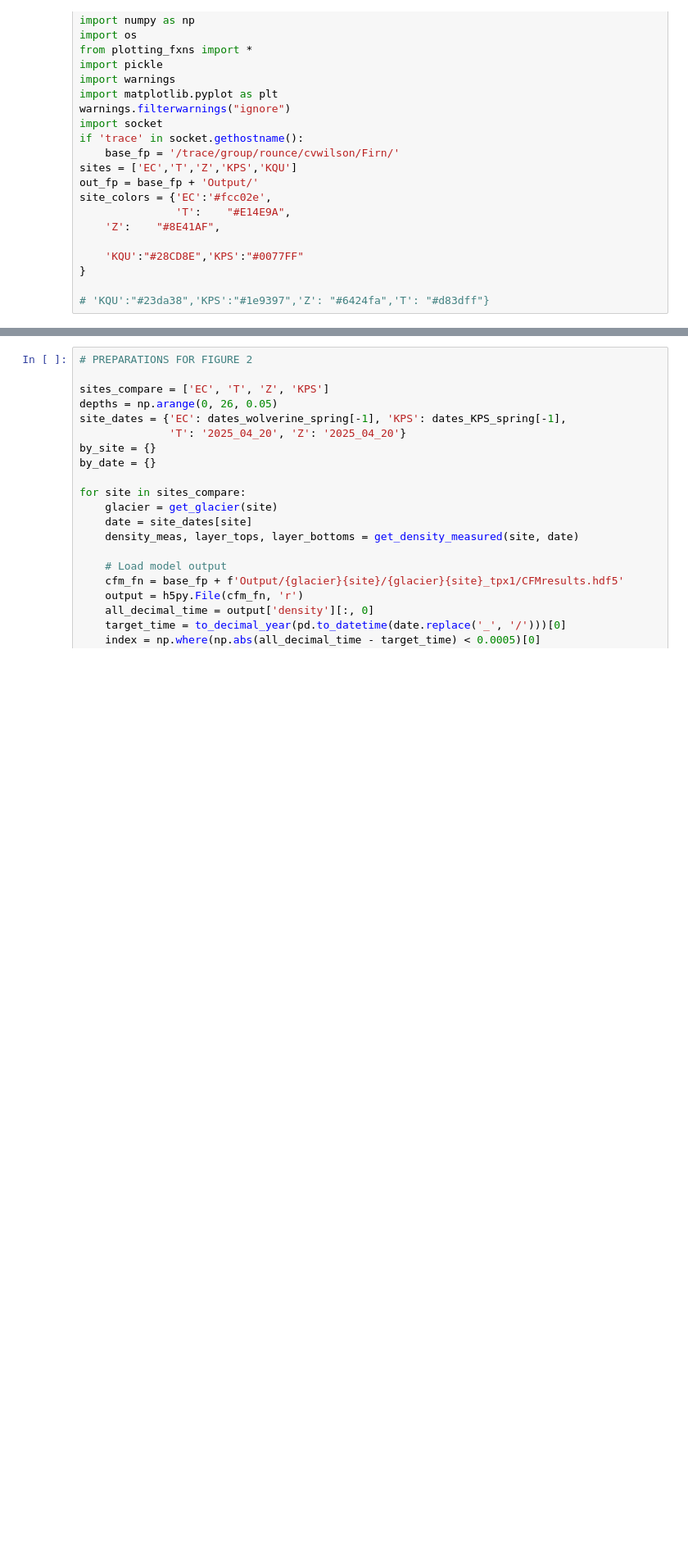
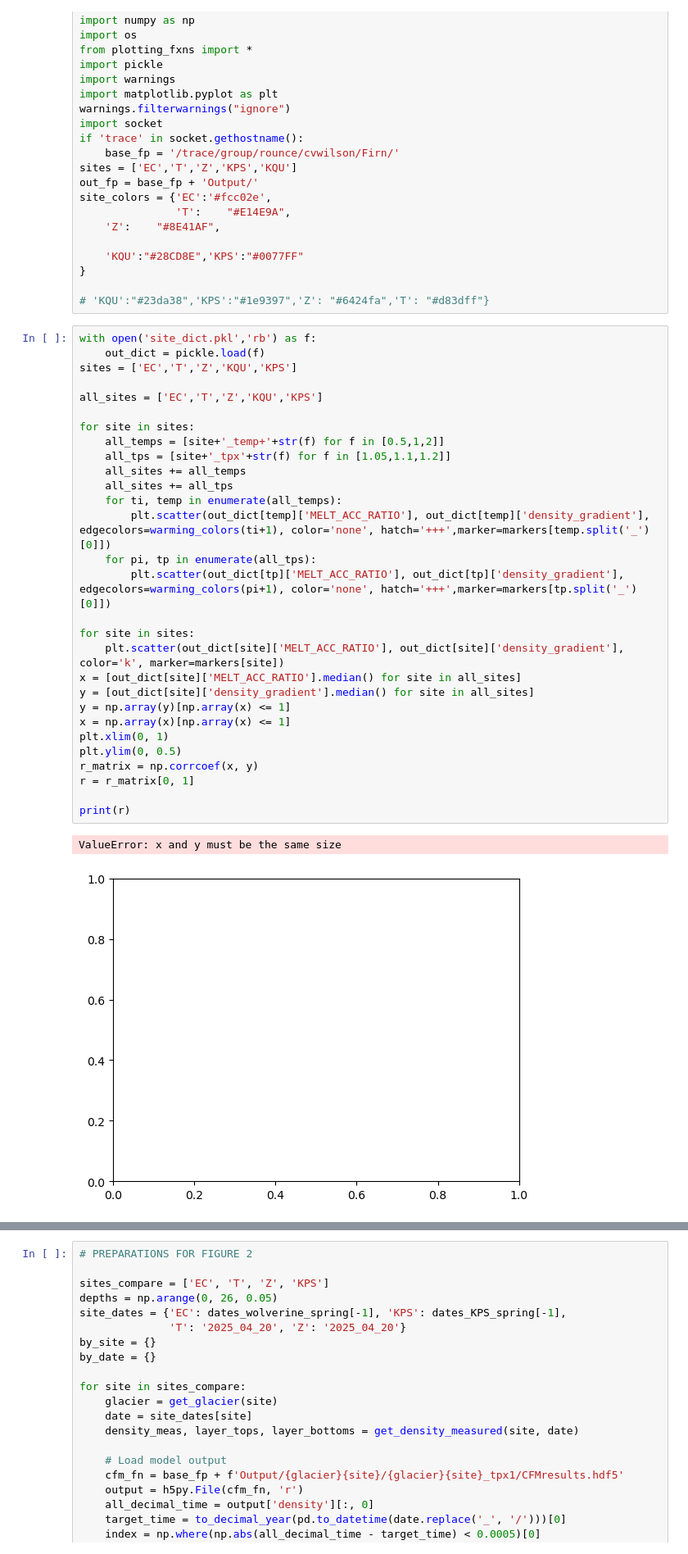
Before and after one commit to clairevwilson/CommunityFirnModel, a Jupyter notebook: CFM_main/paper_figures.ipynb, the cells around one changed output, grey strips where cells are left out. Shown at 82% size. Saved outputs shown, nothing was run; the diff lists cells and outputs as text; blank space fills up the shorter version.

```diff
--- a/CFM_main/paper_figures.ipynb
+++ b/CFM_main/paper_figures.ipynb
@@ -32,5 +32,37 @@ site_colors = {'EC':'#fcc02e',
 }
 
 # 'KQU':"#23da38",'KPS':"#1e9397",'Z': "#6424fa",'T': "#d83dff"}
+# %%
+with open('site_dict.pkl','rb') as f:
+    out_dict = pickle.load(f)
+sites = ['EC','T','Z','KQU','KPS']
+
+all_sites = ['EC','T','Z','KQU','KPS']
+
+for site in sites:
+    all_temps = [site+'_temp+'+str(f) for f in [0.5,1,2]]
+    all_tps = [site+'_tpx'+str(f) for f in [1.05,1.1,1.2]]
+    all_sites += all_temps
+    all_sites += all_tps
+    for ti, temp in enumerate(all_temps):
+        plt.scatter(out_dict[temp]['MELT_ACC_RATIO'], out_dict[temp]['density_gradient'], edgecolors=warming_colors(ti+1), color='none', hatch='+++',marker=markers[temp.split('_')[0]])
+    for pi, tp in enumerate(all_tps):
+        plt.scatter(out_dict[tp]['MELT_ACC_RATIO'], out_dict[tp]['density_gradient'], edgecolors=warming_colors(pi+1), color='none', hatch='+++',marker=markers[tp.split('_')[0]])
+
+for site in sites:
+    plt.scatter(out_dict[site]['MELT_ACC_RATIO'], out_dict[site]['density_gradient'], color='k', marker=markers[site])
+x = [out_dict[site]['MELT_ACC_RATIO'].median() for site in all_sites]
+y = [out_dict[site]['density_gradient'].median() for site in all_sites]
+y = np.array(y)[np.array(x) <= 1]
+x = np.array(x)[np.array(x) <= 1]
+plt.xlim(0, 1)
+plt.ylim(0, 0.5)
+r_matrix = np.corrcoef(x, y)
+r = r_matrix[0, 1]
+
+print(r)
+# %% [output]
+ValueError: x and y must be the same size
+[figure, added]
 # %%
 # FIGURE 3
```
Also changed, not shown: parts of 4 cells of this notebook, 3 other files.
